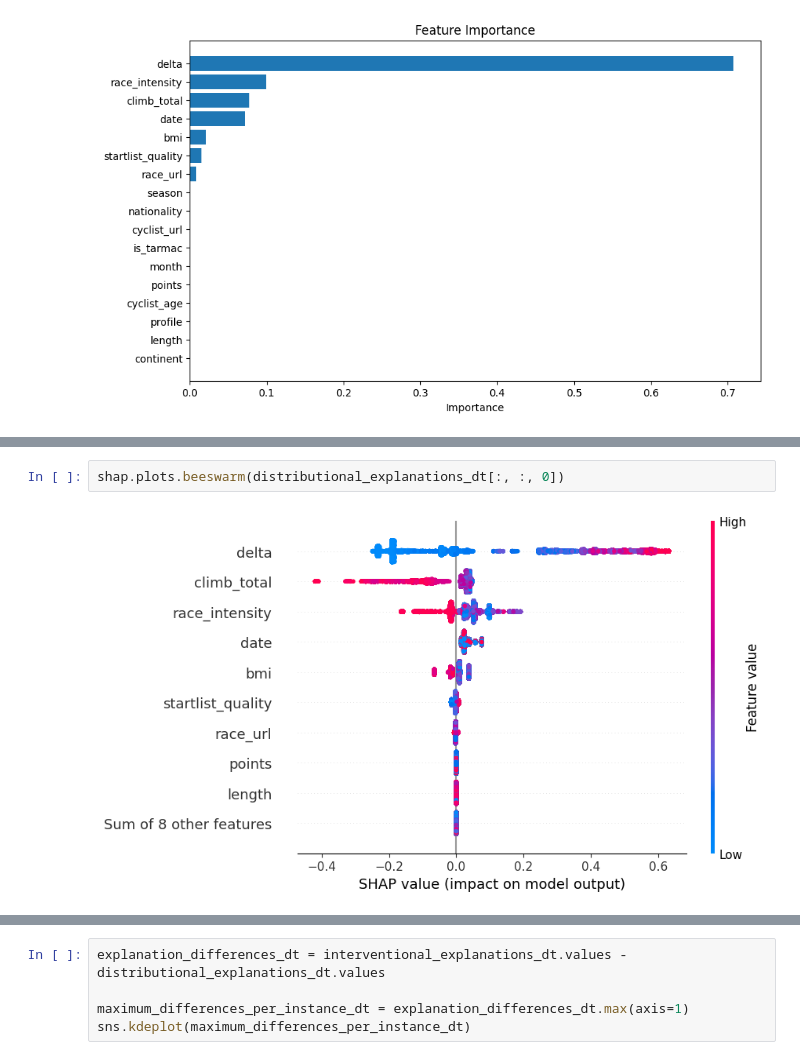
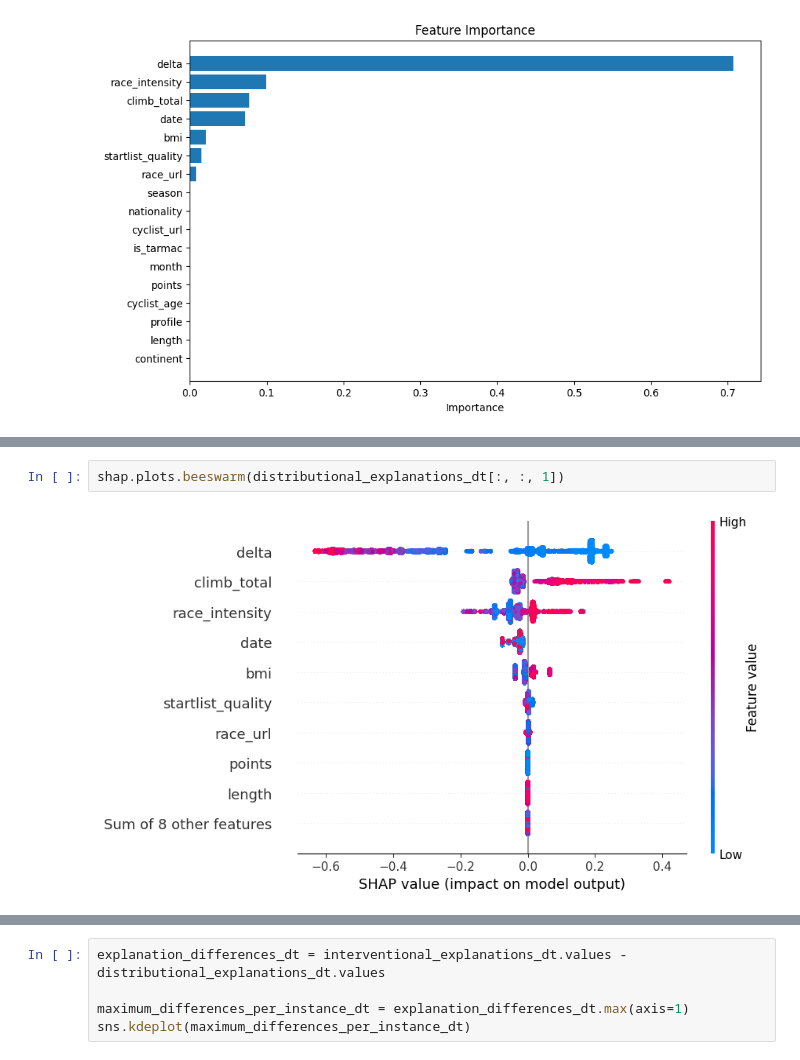
Before and after one commit to leomanne/Data-Mining, a Jupyter notebook: fifth_task.ipynb, the cells around one changed output, grey strips where cells are left out. Drawn from its saved outputs; the diff is of its cells as text.

```diff
--- a/fifth_task.ipynb
+++ b/fifth_task.ipynb
@@ -124,4 +132,4 @@ shap.plots.beeswarm(interventional_explanations_dt[:, :, 0])
 # %%
-shap.plots.beeswarm(distributional_explanations_dt[:, :, 0])
+shap.plots.beeswarm(distributional_explanations_dt[:, :, 1])
 # %% [output]
-[figure, old version]
+[figure, new version]
```
Also changed, not shown: parts of 42 cells of this notebook.
